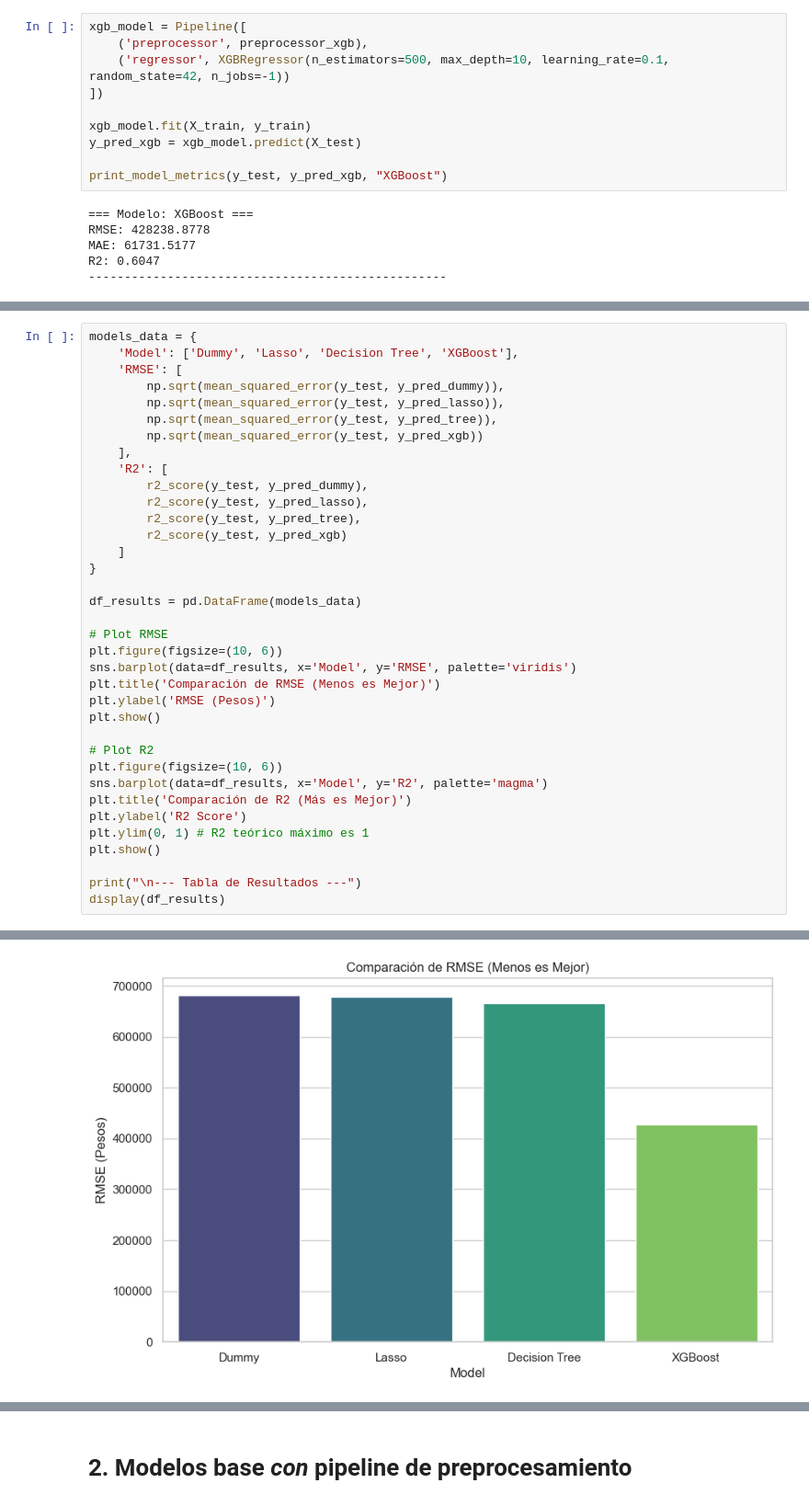
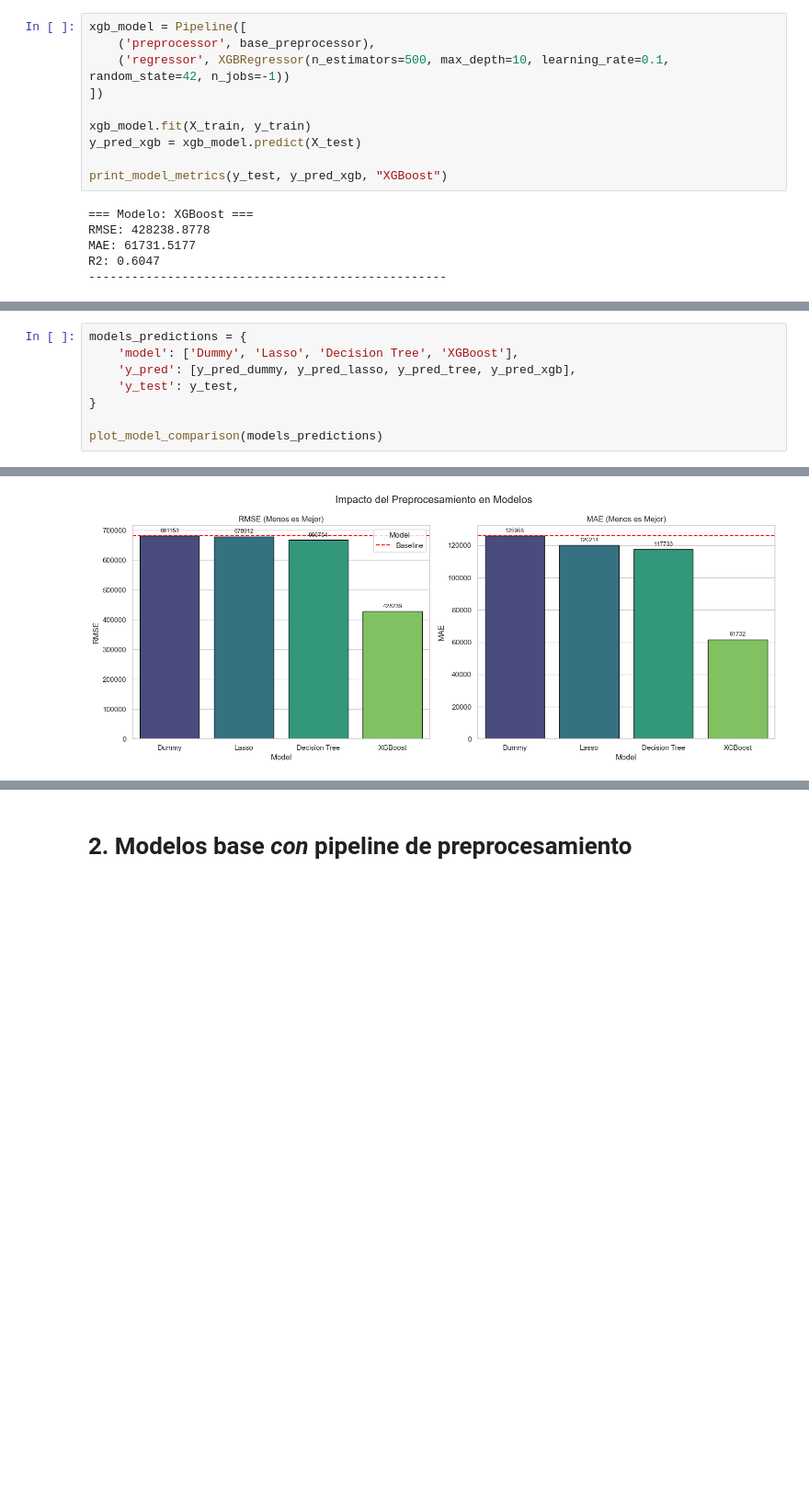
Before and after one commit to gonzabaleta/alquileres, a Jupyter notebook: notebooks/03-base_models.ipynb, the cells around one changed output, grey strips where cells are left out. Shown at 92% size. Saved outputs shown, nothing was run; the diff lists cells and outputs as text; blank space fills up the shorter version.

```diff
--- a/notebooks/03-base_models.ipynb
+++ b/notebooks/03-base_models.ipynb
@@ -174,7 +149,7 @@ R2: 0.0418
 ### 1.4. XGBoost
 # %%
 xgb_model = Pipeline([
-    ('preprocessor', preprocessor_xgb),
+    ('preprocessor', base_preprocessor),
     ('regressor', XGBRegressor(n_estimators=500, max_depth=10, learning_rate=0.1, random_state=42, n_jobs=-1))
 ])
 
@@ -213,38 +169,10 @@ Passing `palette` without assigning `hue` is deprecated and will be removed in v
 [figure]
 # %%
-models_data = {
-    'Model': ['Dummy', 'Lasso', 'Decision Tree', 'XGBoost'],
-    'RMSE': [
-        np.sqrt(mean_squared_error(y_test, y_pred_dummy)),
-        np.sqrt(mean_squared_error(y_test, y_pred_lasso)),
-        np.sqrt(mean_squared_error(y_test, y_pred_tree)),
-        np.sqrt(mean_squared_error(y_test, y_pred_xgb))
-    ],
-    'R2': [
-        r2_score(y_test, y_pred_dummy),
-        r2_score(y_test, y_pred_lasso),
-        r2_score(y_test, y_pred_tree),
-        r2_score(y_test, y_pred_xgb)
-    ]
+models_predictions = {
+    'model': ['Dummy', 'Lasso', 'Decision Tree', 'XGBoost'],
+    'y_pred': [y_pred_dummy, y_pred_lasso, y_pred_tree, y_pred_xgb],
+    'y_test': y_test,
 }
 
-df_results = pd.DataFrame(models_data)
-
-# Plot RMSE
-plt.figure(figsize=(10, 6))
-sns.barplot(data=df_results, x='Model', y='RMSE', palette='viridis')
-plt.title('Comparación de RMSE (Menos es Mejor)')
-plt.ylabel('RMSE (Pesos)')
-plt.show()
-
-# Plot R2
-plt.figure(figsize=(10, 6))
-sns.barplot(data=df_results, x='Model', y='R2', palette='magma')
-plt.title('Comparación de R2 (Más es Mejor)')
-plt.ylabel('R2 Score')
-plt.ylim(0, 1) # R2 teórico máximo es 1
-plt.show()
-
-print("\n--- Tabla de Resultados ---")
-display(df_results)
+plot_model_comparison(models_predictions)
 # %% [output]
@@ -254 +179 @@ Passing `palette` without assigning `hue` is deprecated and will be removed in v
-[figure, old version]
+[figure, new version]
```
Also changed, not shown: parts of 13 cells of this notebook, 5 other files.
